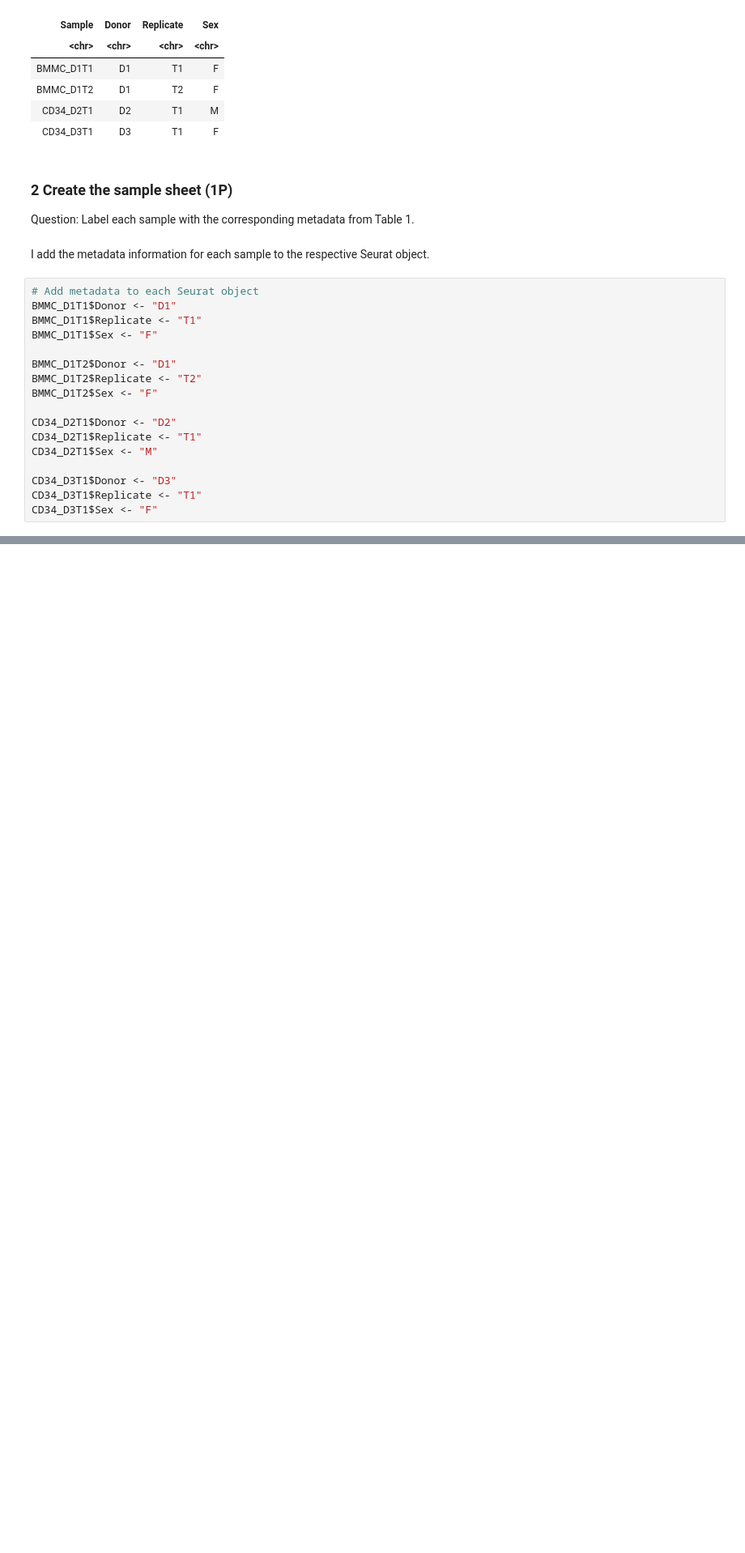
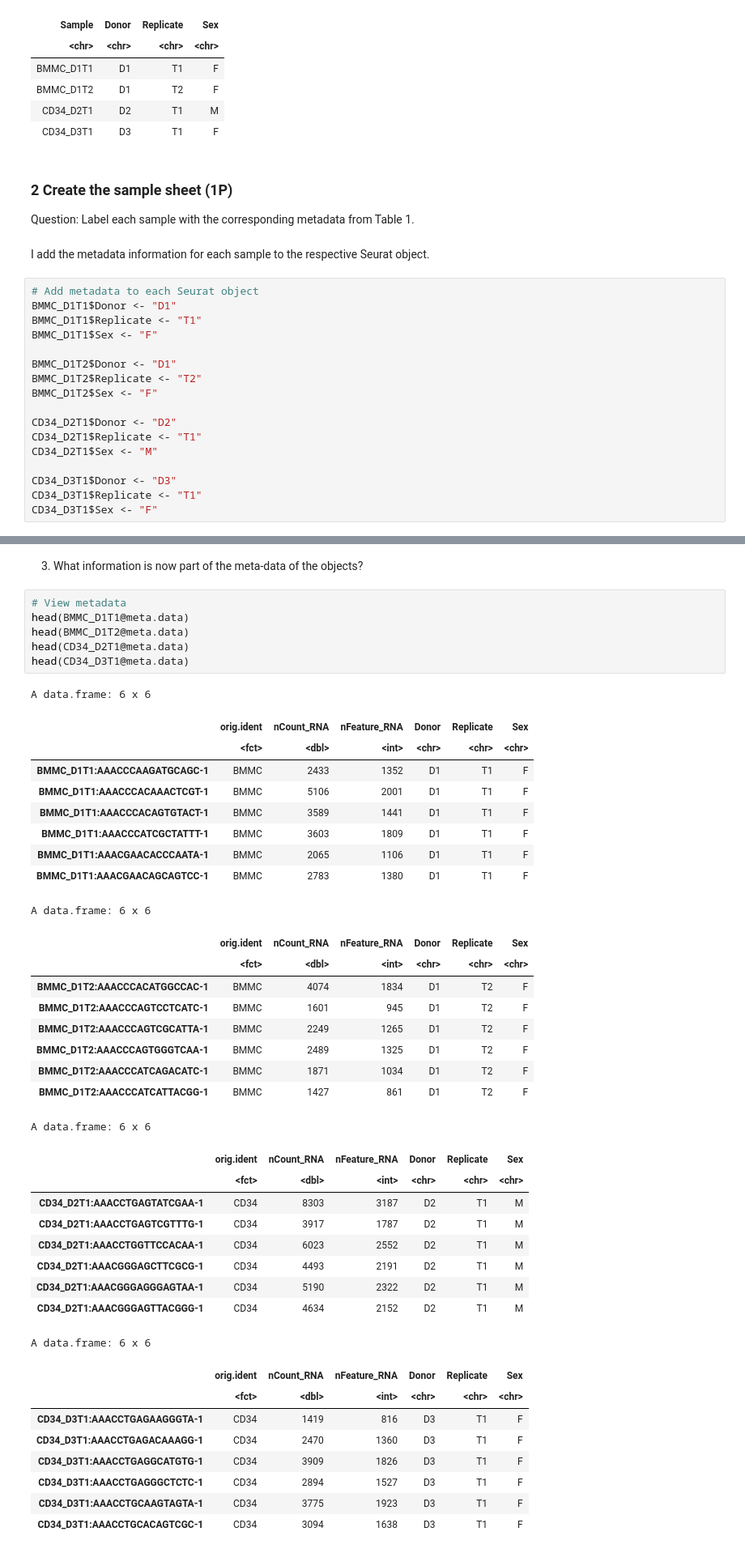
Before and after one commit to mahshid1373/Single_Cell_Project1, a Jupyter notebook: Project1.ipynb, the cells around one changed output, grey strips where cells are left out. Shown at 81% size. Saved outputs shown, nothing was run; the diff lists cells and outputs as text; blank space fills up the shorter version.

```diff
--- a/Project1.ipynb
+++ b/Project1.ipynb
@@ -146,0 +167,45 @@ For each sample report the following information:
+# %% [markdown]
+3. What information is now part of the meta-data of the objects?
+# %%
+# View metadata
+head(BMMC_D1T1@meta.data)
+head(BMMC_D1T2@meta.data)
+head(CD34_D2T1@meta.data)
+head(CD34_D3T1@meta.data)
+# %% [output]
+A data.frame: 6 x 6
+|  | orig.ident | nCount_RNA | nFeature_RNA | Donor | Replicate | Sex |
+|  | <fct> | <dbl> | <int> | <chr> | <chr> | <chr> |
+| BMMC_D1T1:AAACCCAAGATGCAGC-1 | BMMC | 2433 | 1352 | D1 | T1 | F |
+| BMMC_D1T1:AAACCCACAAACTCGT-1 | BMMC | 5106 | 2001 | D1 | T1 | F |
+| BMMC_D1T1:AAACCCACAGTGTACT-1 | BMMC | 3589 | 1441 | D1 | T1 | F |
+| BMMC_D1T1:AAACCCATCGCTATTT-1 | BMMC | 3603 | 1809 | D1 | T1 | F |
+| BMMC_D1T1:AAACGAACACCCAATA-1 | BMMC | 2065 | 1106 | D1 | T1 | F |
+| BMMC_D1T1:AAACGAACAGCAGTCC-1 | BMMC | 2783 | 1380 | D1 | T1 | F |
+A data.frame: 6 x 6
+|  | orig.ident | nCount_RNA | nFeature_RNA | Donor | Replicate | Sex |
+|  | <fct> | <dbl> | <int> | <chr> | <chr> | <chr> |
+| BMMC_D1T2:AAACCCACATGGCCAC-1 | BMMC | 4074 | 1834 | D1 | T2 | F |
+| BMMC_D1T2:AAACCCAGTCCTCATC-1 | BMMC | 1601 | 945 | D1 | T2 | F |
+| BMMC_D1T2:AAACCCAGTCGCATTA-1 | BMMC | 2249 | 1265 | D1 | T2 | F |
+| BMMC_D1T2:AAACCCAGTGGGTCAA-1 | BMMC | 2489 | 1325 | D1 | T2 | F |
+| BMMC_D1T2:AAACCCATCAGACATC-1 | BMMC | 1871 | 1034 | D1 | T2 | F |
+| BMMC_D1T2:AAACCCATCATTACGG-1 | BMMC | 1427 | 861 | D1 | T2 | F |
+A data.frame: 6 x 6
+|  | orig.ident | nCount_RNA | nFeature_RNA | Donor | Replicate | Sex |
+|  | <fct> | <dbl> | <int> | <chr> | <chr> | <chr> |
+| CD34_D2T1:AAACCTGAGTATCGAA-1 | CD34 | 8303 | 3187 | D2 | T1 | M |
+| CD34_D2T1:AAACCTGAGTCGTTTG-1 | CD34 | 3917 | 1787 | D2 | T1 | M |
+| CD34_D2T1:AAACCTGGTTCCACAA-1 | CD34 | 6023 | 2552 | D2 | T1 | M |
+| CD34_D2T1:AAACGGGAGCTTCGCG-1 | CD34 | 4493 | 2191 | D2 | T1 | M |
+| CD34_D2T1:AAACGGGAGGGAGTAA-1 | CD34 | 5190 | 2322 | D2 | T1 | M |
+| CD34_D2T1:AAACGGGAGTTACGGG-1 | CD34 | 4634 | 2152 | D2 | T1 | M |
+A data.frame: 6 x 6
+|  | orig.ident | nCount_RNA | nFeature_RNA | Donor | Replicate | Sex |
+|  | <fct> | <dbl> | <int> | <chr> | <chr> | <chr> |
+| CD34_D3T1:AAACCTGAGAAGGGTA-1 | CD34 | 1419 | 816 | D3 | T1 | F |
+| CD34_D3T1:AAACCTGAGACAAAGG-1 | CD34 | 2470 | 1360 | D3 | T1 | F |
+| CD34_D3T1:AAACCTGAGGCATGTG-1 | CD34 | 3909 | 1826 | D3 | T1 | F |
+| CD34_D3T1:AAACCTGAGGGCTCTC-1 | CD34 | 2894 | 1527 | D3 | T1 | F |
+| CD34_D3T1:AAACCTGCAAGTAGTA-1 | CD34 | 3775 | 1923 | D3 | T1 | F |
+| CD34_D3T1:AAACCTGCACAGTCGC-1 | CD34 | 3094 | 1638 | D3 | T1 | F |
```
Also changed, not shown: parts of 28 cells of this notebook, 1 other file.
